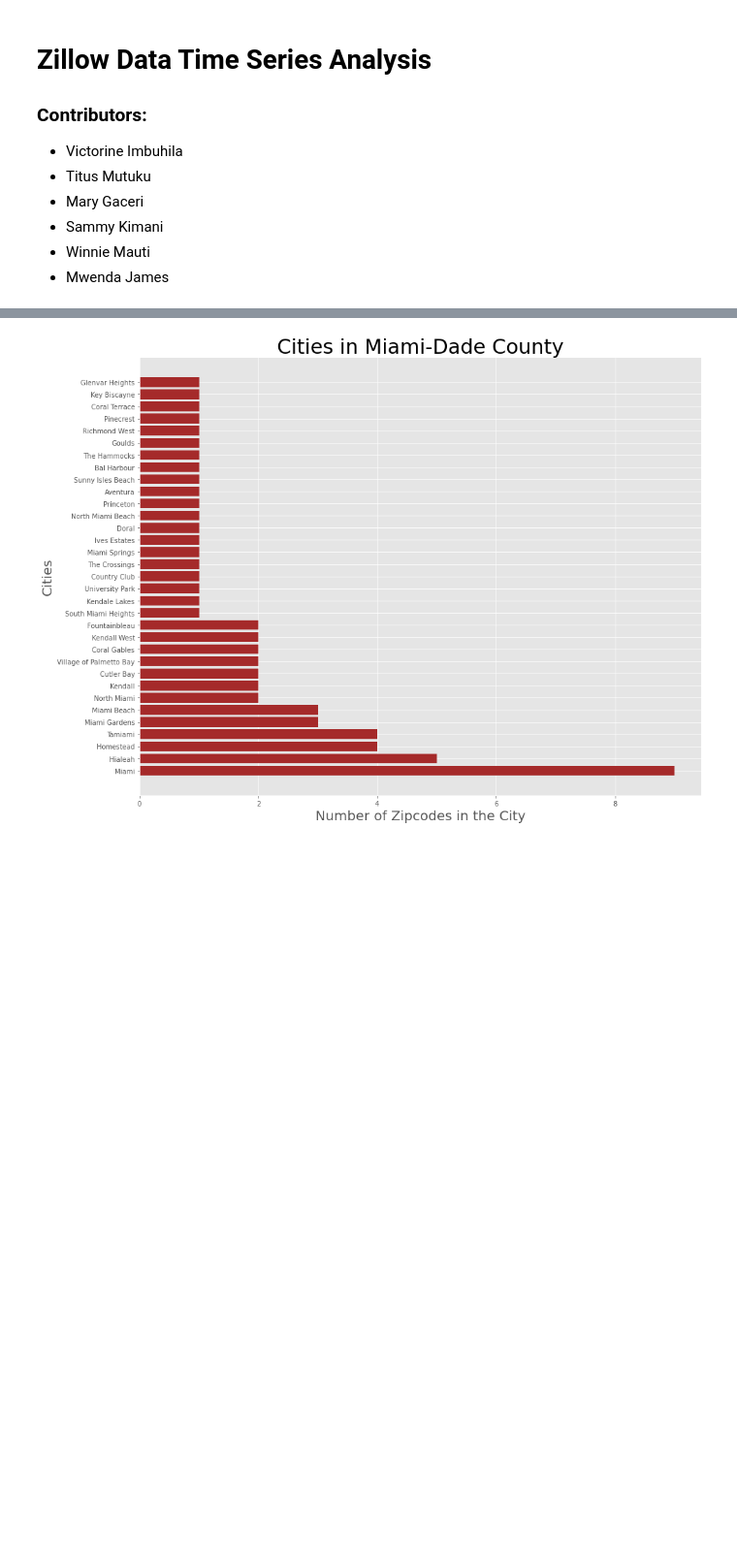
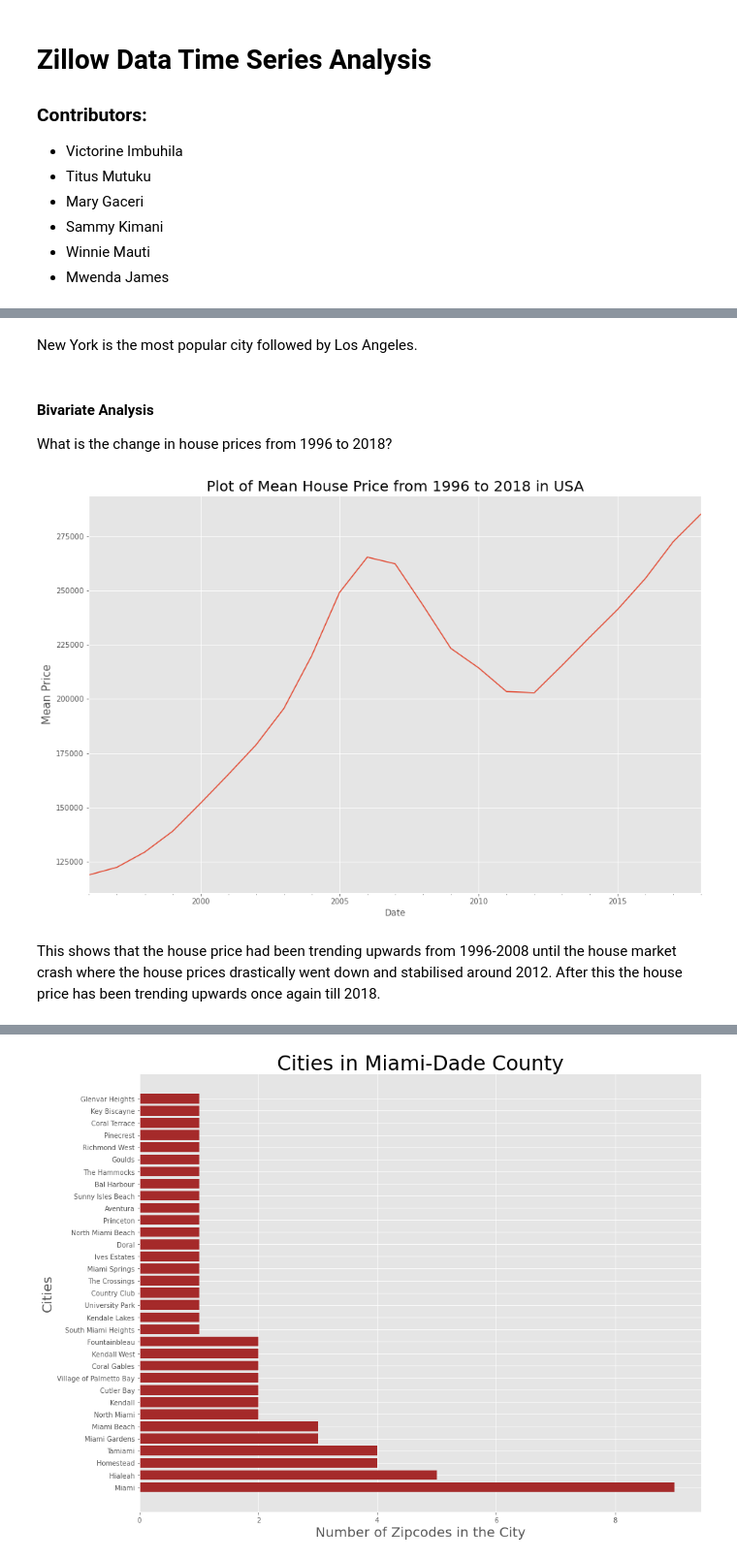
Before and after one commit to MWENDA1999/Predictive-Modeling-Time-Series-Forecasting-G9DSF-FT06-P4, a Jupyter notebook: final_notebook.ipynb, the cells around one changed output, grey strips where cells are left out. Shown at 97% size. Drawn from its saved outputs; the diff is of its cells as text; code cells hidden in the pictures; blank space fills up the shorter version.

```diff
--- a/final_notebook.ipynb
+++ b/final_notebook.ipynb
@@ -86,0 +264,20 @@ Let's take a look at the number of cities present within Miami-Dade county and g
+# %% [markdown]
+New York is the most popular city followed by Los Angeles.
+# %% [markdown]
+#### Bivariate Analysis
+What is the change in house prices from 1996 to 2018?
+# %%
+# creating a data series to check the prices of houses over time
+ts = df.copy()
+ts.set_index("Date", inplace=True)
+ts = ts["Price"]
+
+# plotting mean house price
+plt.figure(figsize=(15, 10))
+ts.resample("A").mean().plot()
+plt.ylabel("Mean Price", fontsize=15)
+plt.title("Plot of Mean House Price from 1996 to 2018 in USA", fontsize=20);
+# %% [output]
+[figure, added]
+# %% [markdown]
+This shows that the house price had been trending upwards from 1996-2008 until the house market crash where the house prices drastically went down and stabilised around 2012. After this the house price has been trending upwards once again till 2018.
```
Also changed, not shown: parts of 29 cells of this notebook.
